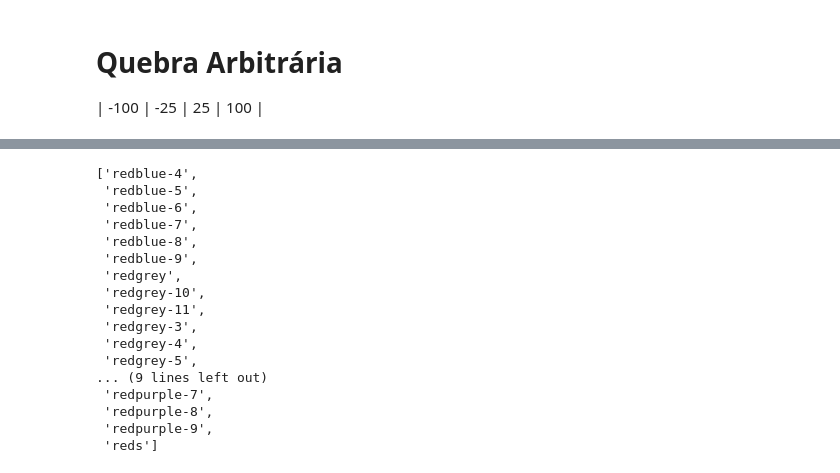
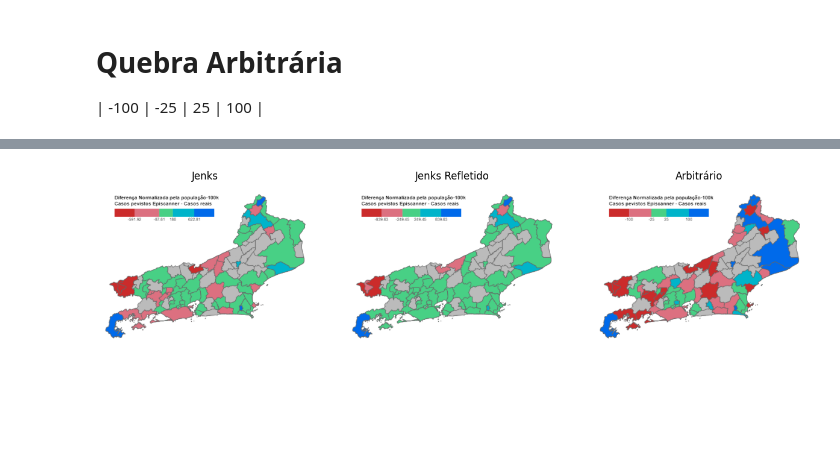
Before and after one commit to AlertaDengue/epi-scanner, a Jupyter notebook: visualization/analise_modelo.ipynb, the cells around one changed output, grey strips where cells are left out. Drawn from its saved outputs; the diff is of its cells as text; code cells hidden in the pictures; blank space fills up the shorter version.

```diff
--- a/visualization/analise_modelo.ipynb
+++ b/visualization/analise_modelo.ipynb
@@ -336,21 +334,26 @@ colors.sort()
-# %%
-a = 9
-colors[25*a:25*a+25]
-# %% [output]
-['redblue-4',
- 'redblue-5',
- 'redblue-6',
- 'redblue-7',
- 'redblue-8',
- 'redblue-9',
- 'redgrey',
- 'redgrey-10',
- 'redgrey-11',
- 'redgrey-3',
- 'redgrey-4',
- 'redgrey-5',
-... (9 lines left out)
- 'redpurple-7',
- 'redpurple-8',
- 'redpurple-9',
- 'reds']
+# %%
+import matplotlib.pyplot as plt
+
+jenks = plt.imread('jenks.png')
+jenks_refletido = plt.imread('jenks_refletido.png')
+arbitraria = plt.imread('arbitraria.png')
+
+# Criar um subplot com 1 linha e 3 colunas
+fig, axes = plt.subplots(1, 3, figsize=(15, 5))
+
+# Plotar cada imagem em um subplot
+axes[0].imshow(jenks)
+axes[0].axis('off')
+axes[0].set_title('Jenks')
+
+axes[1].imshow(jenks_refletido)
+axes[1].axis('off')
+axes[1].set_title('Jenks Refletido')
+
+axes[2].imshow(arbitraria)
+axes[2].axis('off')
+axes[2].set_title('Arbitrário')
+
+plt.show()
+# %% [output]
+[figure, added]
```
Also changed, not shown: parts of 5 cells of this notebook, 4 other files.
